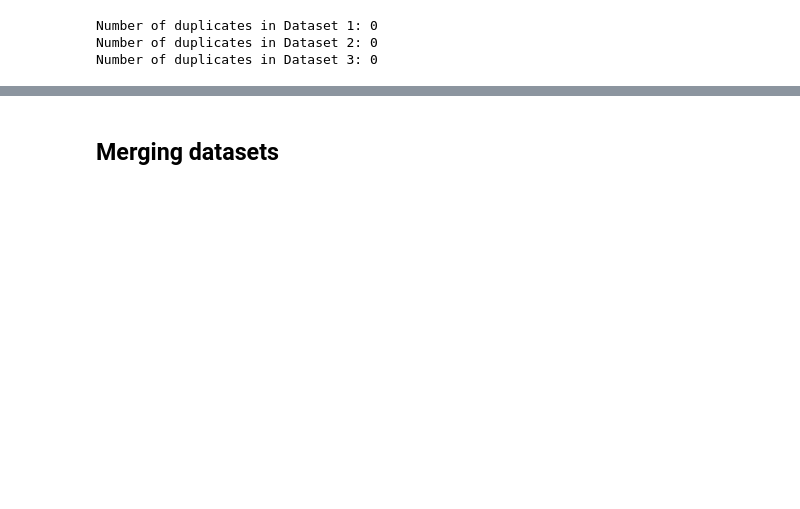
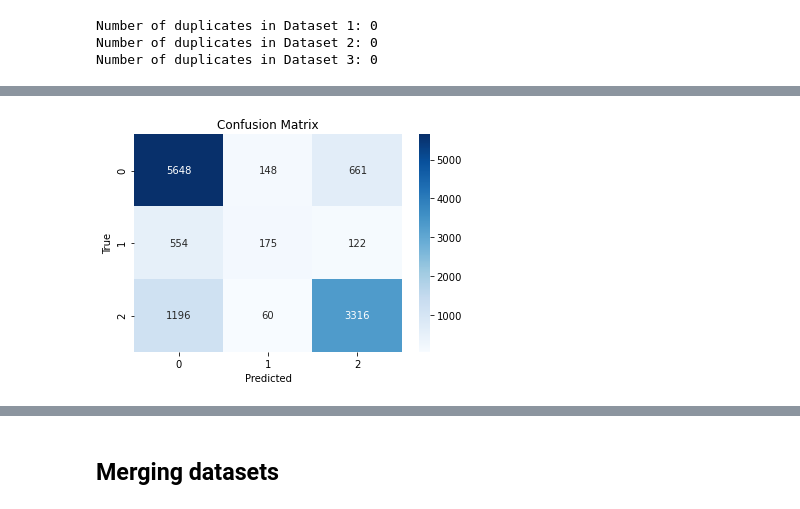
Before and after one commit to WinnieKabuya/dsc-phase-3-project-v2-3, a Jupyter notebook: student.ipynb, the cells around one changed output, grey strips where cells are left out. Saved outputs shown, nothing was run; the diff lists cells and outputs as text; code cells hidden in the pictures; blank space fills up the shorter version.

```diff
--- a/student.ipynb
+++ b/student.ipynb
@@ -205,0 +317,5 @@ visualize_missing_values(training_set_values, "Dataset 3")
+# %%
+# Perform feature selection using Random Forest
+# Separate features and target variable
+X = training_df.drop(['id', 'status_group'], axis=1)
+y = training_df['status_group']
@@ -205,0 +452,15 @@ visualize_missing_values(training_set_values, "Dataset 3")
+# %%
+# Split the preprocessed data into training and validation sets
+X_train, X_val, y_train, y_val = train_test_split(X, y, test_size=0.2, random_state=42)
+# %%
+# Define the pipeline with preprocessing and the classifier
+pipeline = Pipeline(steps=[
+    ('preprocessor', preprocessor),
+    ('classifier', RandomForestClassifier(random_state=42))
+])
+
+# Fit the pipeline on the training data
+pipeline.fit(X_train, y_train)
+
+# Make predictions on the validation set
+y_pred = pipeline.predict(X_val)
@@ -205,0 +477,17 @@ visualize_missing_values(training_set_values, "Dataset 3")
+# %%
+#Using the accuracy metrics  from sklearn.metrics
+from sklearn.metrics import accuracy_score, classification_report, confusion_matrix
+# Make predictions on the validation set
+y_pred = pipeline.predict(X_val)
+
+# Evaluate the model performance
+accuracy = accuracy_score(y_val, y_pred)
+print("Validation Accuracy:", accuracy)
+
+# Generate a classification report
+print("\nClassification Report:")
+print(classification_report(y_val, y_pred))
+
+# Generate a confusion matrix
+print("\nConfusion Matrix:")
+print(confusion_matrix(y_val, y_pred))
@@ -205,0 +513,10 @@ visualize_missing_values(training_set_values, "Dataset 3")
+# %%
+#Plot the confusion matrix
+confusion_mat = confusion_matrix(y_val, y_pred)
+sns.heatmap(confusion_mat, annot=True, fmt='d', cmap='Blues')
+plt.xlabel('Predicted')
+plt.ylabel('True')
+plt.title('Confusion Matrix')
+plt.show()
+# %% [output]
+[figure, added]
```
Also changed, not shown: parts of 92 cells of this notebook, 1 other file.
